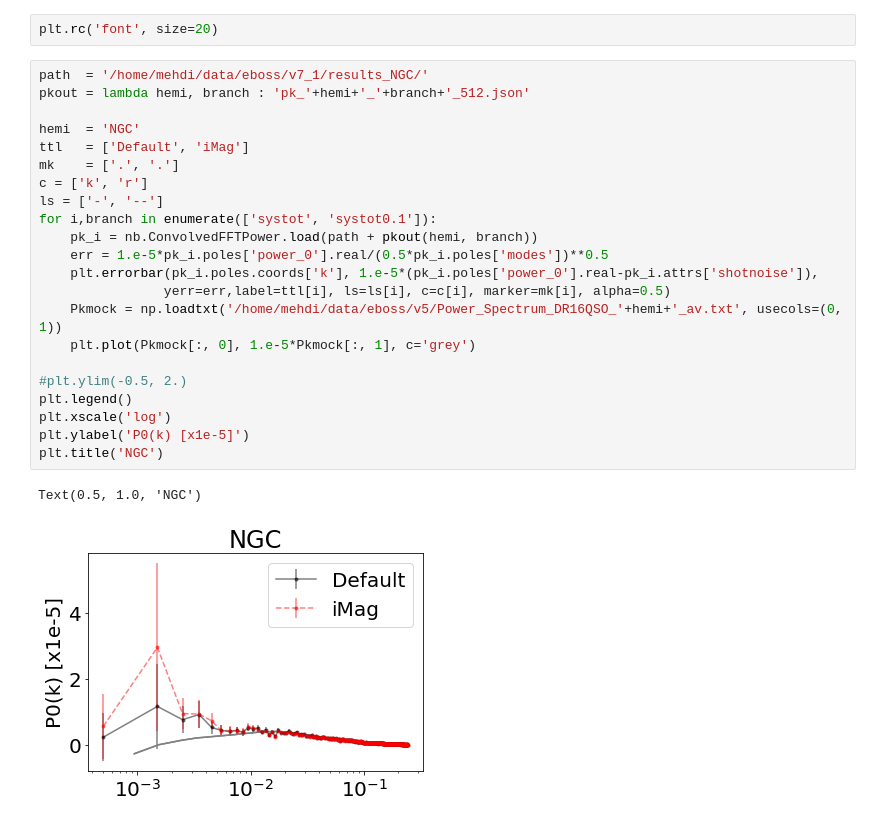
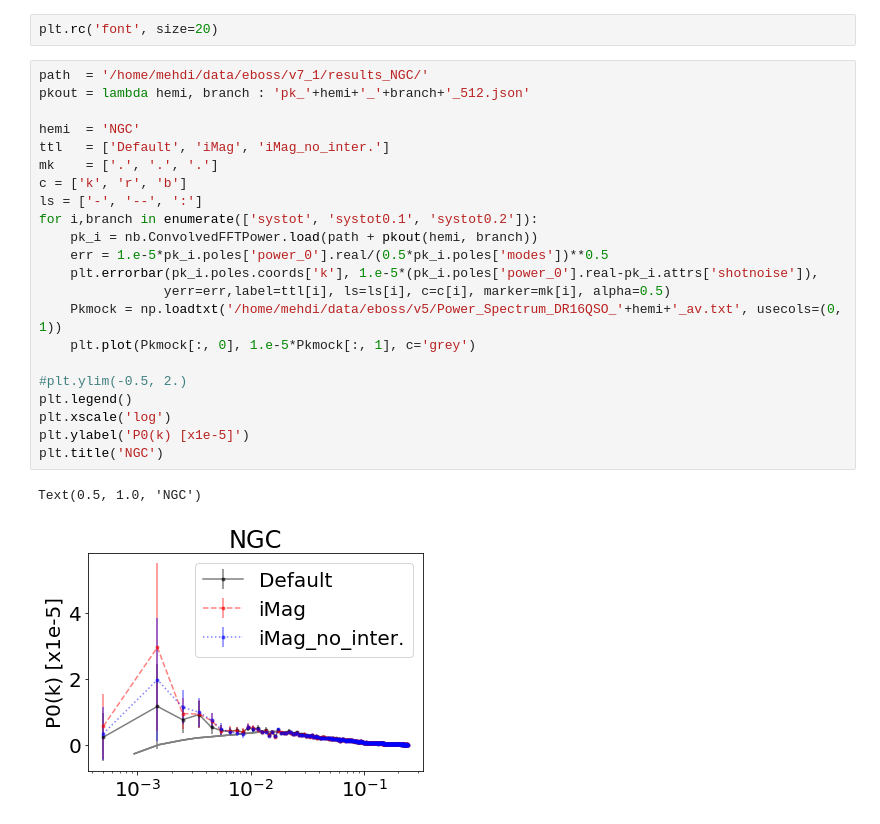
Before and after one commit to mehdirezaie/eboss, a Jupyter notebook: v7_1_256.ipynb, the cells around one changed output. Saved outputs shown, nothing was run; the diff lists cells and outputs as text.

```diff
--- a/v7_1_256.ipynb
+++ b/v7_1_256.ipynb
@@ -9,25 +9,25 @@ plt.rc('font', size=20)
 # %%
 path  = '/home/mehdi/data/eboss/v7_1/results_NGC/'
 pkout = lambda hemi, branch : 'pk_'+hemi+'_'+branch+'_512.json'
 
 hemi  = 'NGC'
-ttl   = ['Default', 'iMag']
-mk    = ['.', '.']
-c = ['k', 'r']
-ls = ['-', '--']
-for i,branch in enumerate(['systot', 'systot0.1']):
+ttl   = ['Default', 'iMag', 'iMag_no_inter.']
+mk    = ['.', '.', '.']
+c = ['k', 'r', 'b']
+ls = ['-', '--', ':']
+for i,branch in enumerate(['systot', 'systot0.1', 'systot0.2']):
     pk_i = nb.ConvolvedFFTPower.load(path + pkout(hemi, branch))
     err = 1.e-5*pk_i.poles['power_0'].real/(0.5*pk_i.poles['modes'])**0.5
     plt.errorbar(pk_i.poles.coords['k'], 1.e-5*(pk_i.poles['power_0'].real-pk_i.attrs['shotnoise']),
                 yerr=err,label=ttl[i], ls=ls[i], c=c[i], marker=mk[i], alpha=0.5)
     Pkmock = np.loadtxt('/home/mehdi/data/eboss/v5/Power_Spectrum_DR16QSO_'+hemi+'_av.txt', usecols=(0, 1))
     plt.plot(Pkmock[:, 0], 1.e-5*Pkmock[:, 1], c='grey')
 
 #plt.ylim(-0.5, 2.)
 plt.legend()
 plt.xscale('log')
 plt.ylabel('P0(k) [x1e-5]')
 plt.title('NGC')
 # %% [output]
 Text(0.5, 1.0, 'NGC')
-[figure, old version]
+[figure, new version]
```
Also changed, not shown: parts of 1 cell of this notebook, 3 other files.
